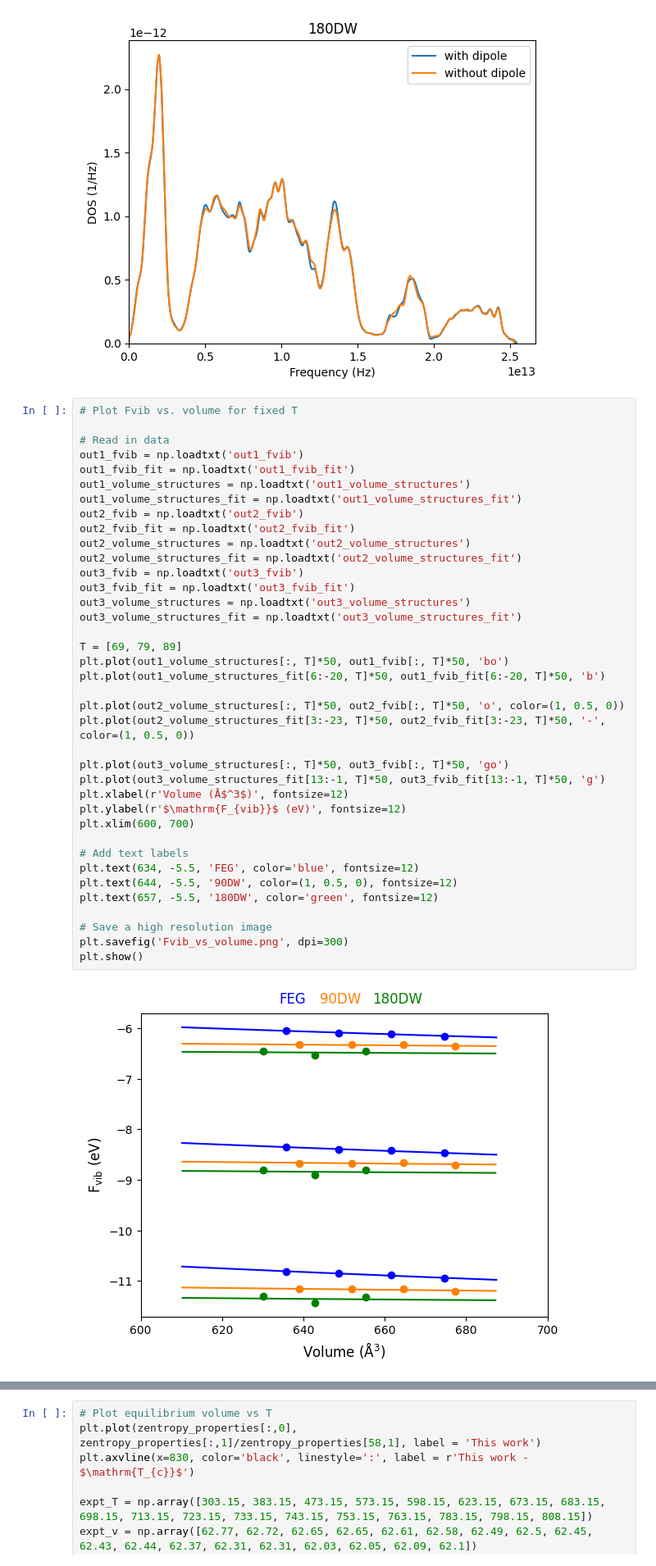
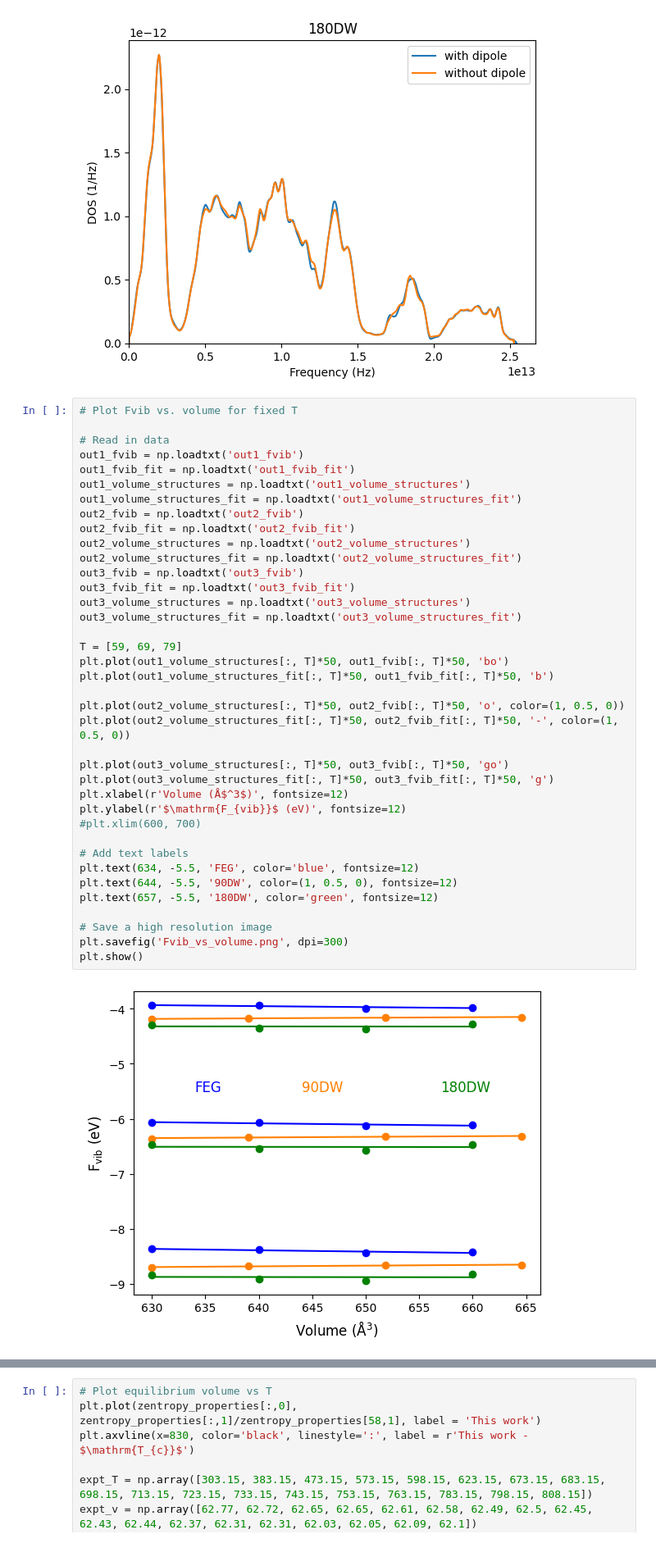
Before and after one commit to nhew1994/PyZentropy, a Jupyter notebook: plot_phonon_dos.ipynb, the cells around one changed output, grey strips where cells are left out. Shown at 82% size. Saved outputs shown, nothing was run; the diff lists cells and outputs as text.

```diff
--- a/plot_phonon_dos.ipynb
+++ b/plot_phonon_dos.ipynb
@@ -67,36 +67,36 @@ plt.savefig('180DW_phonon_dos_with_and_without_dipole.png', dpi=300)
 out1_fvib = np.loadtxt('out1_fvib')
 out1_fvib_fit = np.loadtxt('out1_fvib_fit')
 out1_volume_structures = np.loadtxt('out1_volume_structures')
 out1_volume_structures_fit = np.loadtxt('out1_volume_structures_fit')
 out2_fvib = np.loadtxt('out2_fvib')
 out2_fvib_fit = np.loadtxt('out2_fvib_fit')
 out2_volume_structures = np.loadtxt('out2_volume_structures')
 out2_volume_structures_fit = np.loadtxt('out2_volume_structures_fit')
 out3_fvib = np.loadtxt('out3_fvib')
 out3_fvib_fit = np.loadtxt('out3_fvib_fit')
 out3_volume_structures = np.loadtxt('out3_volume_structures')
 out3_volume_structures_fit = np.loadtxt('out3_volume_structures_fit')
 
-T = [69, 79, 89]
+T = [59, 69, 79]
 plt.plot(out1_volume_structures[:, T]*50, out1_fvib[:, T]*50, 'bo')
-plt.plot(out1_volume_structures_fit[6:-20, T]*50, out1_fvib_fit[6:-20, T]*50, 'b')
+plt.plot(out1_volume_structures_fit[:, T]*50, out1_fvib_fit[:, T]*50, 'b')
 
 plt.plot(out2_volume_structures[:, T]*50, out2_fvib[:, T]*50, 'o', color=(1, 0.5, 0))
-plt.plot(out2_volume_structures_fit[3:-23, T]*50, out2_fvib_fit[3:-23, T]*50, '-', color=(1, 0.5, 0))
+plt.plot(out2_volume_structures_fit[:, T]*50, out2_fvib_fit[:, T]*50, '-', color=(1, 0.5, 0))
 
 plt.plot(out3_volume_structures[:, T]*50, out3_fvib[:, T]*50, 'go')
-plt.plot(out3_volume_structures_fit[13:-1, T]*50, out3_fvib_fit[13:-1, T]*50, 'g')
+plt.plot(out3_volume_structures_fit[:, T]*50, out3_fvib_fit[:, T]*50, 'g')
 plt.xlabel(r'Volume (Å$^3$)', fontsize=12)
 plt.ylabel(r'$\mathrm{F_{vib}}$ (eV)', fontsize=12)
-plt.xlim(600, 700)
+#plt.xlim(600, 700)
 
 # Add text labels
 plt.text(634, -5.5, 'FEG', color='blue', fontsize=12)
 plt.text(644, -5.5, '90DW', color=(1, 0.5, 0), fontsize=12)
 plt.text(657, -5.5, '180DW', color='green', fontsize=12)
 
 # Save a high resolution image
 plt.savefig('Fvib_vs_volume.png', dpi=300)
 plt.show()
 # %% [output]
-[figure, old version]
+[figure, new version]
```
Also changed, not shown: parts of 2 cells of this notebook, 21 other files.
